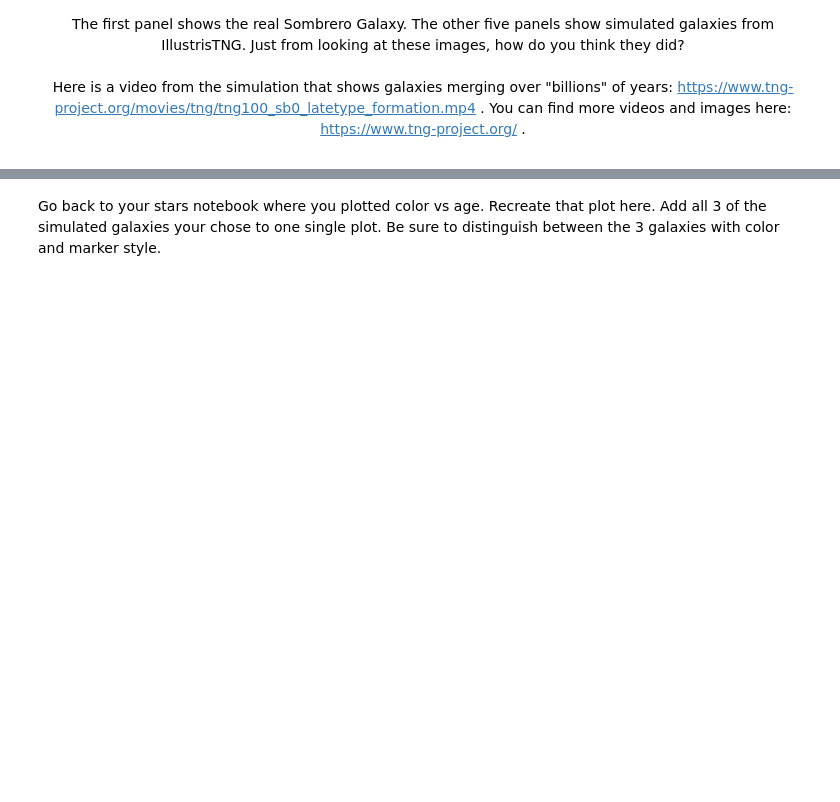
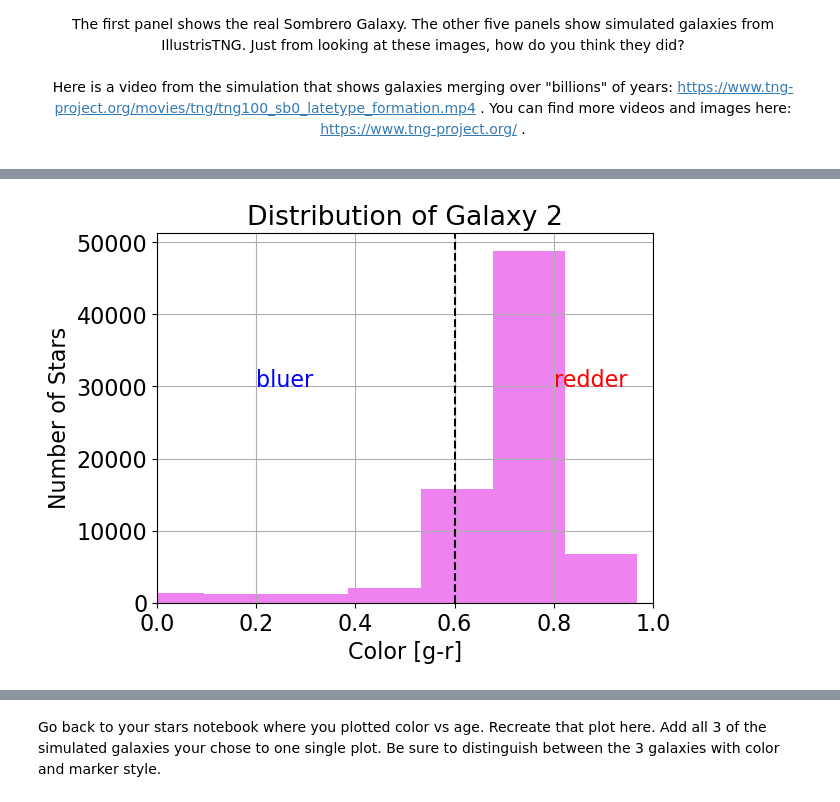
Before and after one commit to gflorencia13/CFR-2025, a Jupyter notebook: Astro/Blank/6 - Simulated Galaxies Pt1.ipynb, the cells around one changed output, grey strips where cells are left out. Saved outputs shown, nothing was run; the diff lists cells and outputs as text; code cells hidden in the pictures; blank space fills up the shorter version.

```diff
--- a/Astro/Blank/6 - Simulated Galaxies Pt1.ipynb
+++ b/Astro/Blank/6 - Simulated Galaxies Pt1.ipynb
@@ -63,4 +78,4 @@ data1
 # %%
 # read in the data for your other two galaxies. They will have the same columns
-data2 = pd.read_csv('Data/individual_analogs/') #add the name of the appropriate file)
-data3 = pd.read_csv('Data/individual_analogs/') #add the name of the appropriate file)
+data2 = pd.read_csv('../Data/individual_analogs/453081_star_properties.csv') #add the name of the appropriate file)
+data3 = pd.read_csv('../Data/individual_analogs/402293_star_properties.csv') #add the name of the appropriate file)
@@ -102,8 +202,28 @@ matplotlib.rc('font', **{'family':'sans-serif', 'size':16})
 # %%
 # galaxy 2
 
 # grab the columns we want
+g_band2 = data2['g band']
+r_band2 = data2['r band']
+# calculate the color
+g2_r2 = g_band2 - r_band2
+#create a histogram of the color. label the blue and red side. title your plot the galaxy name. calculate the mean color
+plt.hist(g2_r2, color='violet', alpha=1)
+plt.title('Distribution of Galaxy 2')
+plt.xlabel('Color [g-r]')
+plt.ylabel('Number of Stars')
+plt.xlim(0, 1)
 
-# calculate the color
+# Add a line
+plt.axvline(0.6, color='black', ls='--')
 
-#create a histogram of the color. label the blue and red side. title your plot the galaxy name. calculate the mean color
+# Calculate the mean
+round(np.mean(g2_r2), 2)
+
+# Add text
+plt.text(0.2, 30000, 'bluer', color='blue')
+plt.text(0.8, 30000, 'redder', color='red')
+
+plt.grid()
+# %% [output]
+[figure, added]
```
Also changed, not shown: parts of 19 cells of this notebook.
